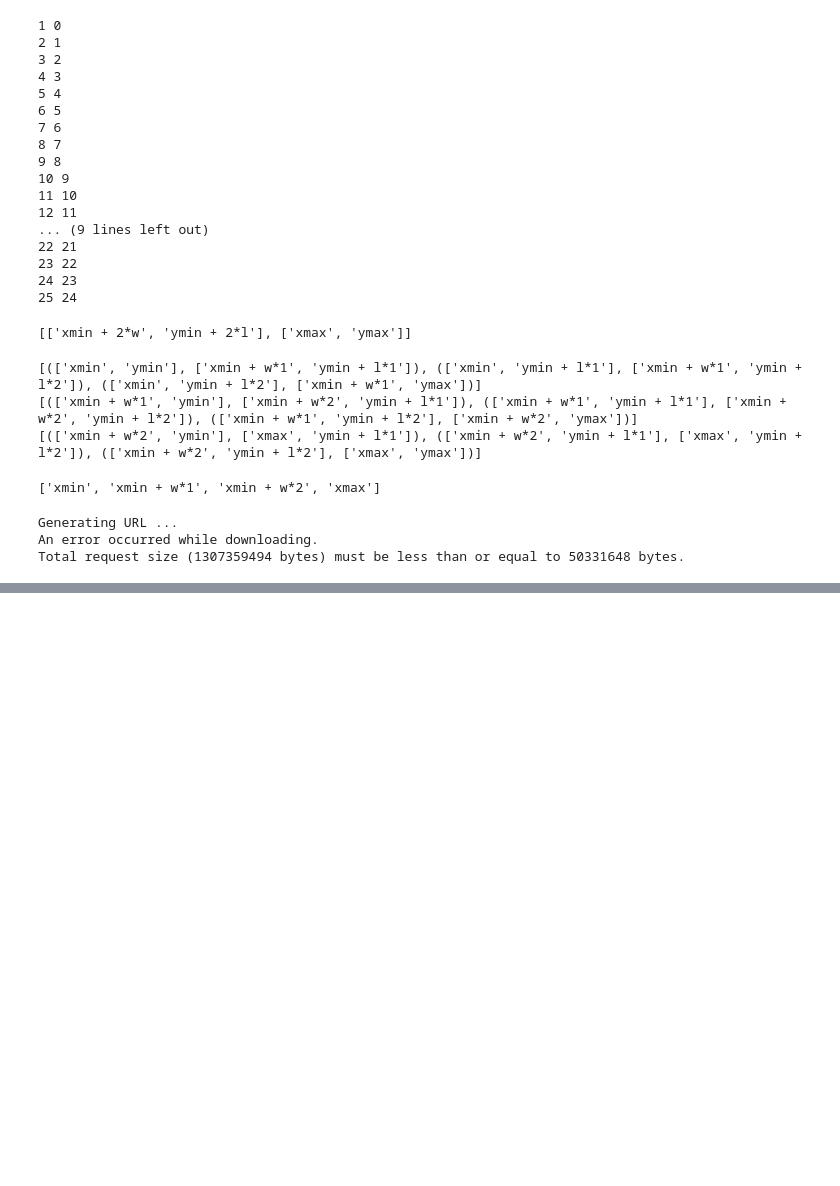
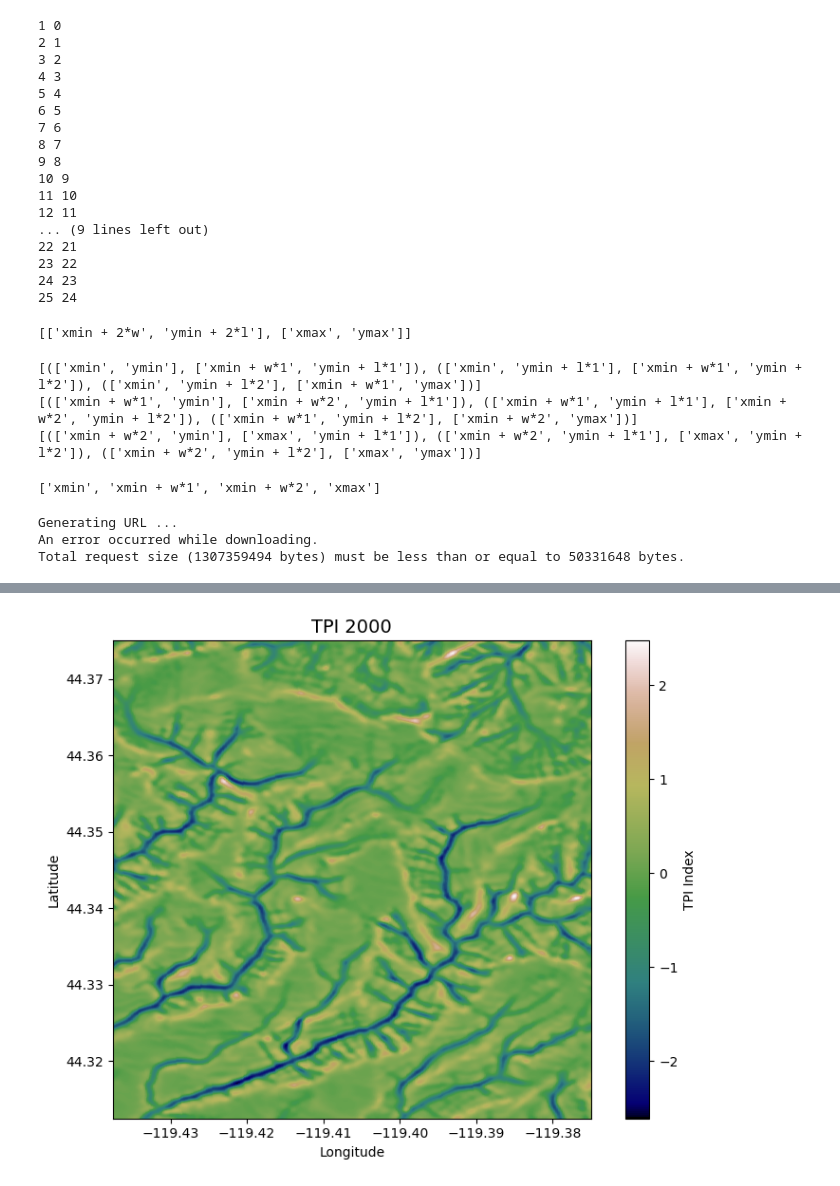
Before and after one commit to Ecotrust/forestbenchmarking, a Jupyter notebook: notebooks/geemap_test.ipynb, the cells around one changed output, grey strips where cells are left out. Saved outputs shown, nothing was run; the diff lists cells and outputs as text; code cells hidden in the pictures; blank space fills up the shorter version.

```diff
--- a/notebooks/geemap_test.ipynb
+++ b/notebooks/geemap_test.ipynb
@@ -192,0 +220,16 @@ Warning 1: TIFFReadDirectory:Sum of Photometric type-related color channels and
+# %%
+with rasterio.open(tifpath) as src:
+    img = src.read(5)
+    fig, ax = plt.subplots(figsize=(8,6))
+    fig.patch.set_alpha(0)
+    plt.grid('on', zorder=0)
+    im = ax.imshow(img, extent=grid.extent, zorder=2,
+                   cmap='gist_earth',
+                   interpolation='bilinear')
+    plt.colorbar(im, ax=ax, label='TPI Index')
+    plt.title('TPI 2000', size=14)
+    plt.xlabel('Longitude')
+    plt.ylabel('Latitude')
+    plt.tight_layout()
+# %% [output]
+[figure, added]
```
Also changed, not shown: parts of 7 cells of this notebook.
